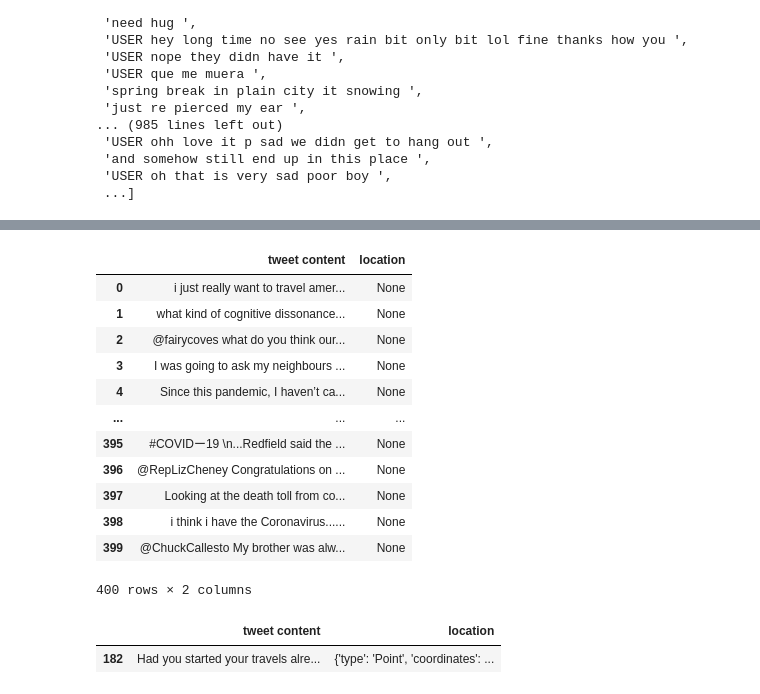
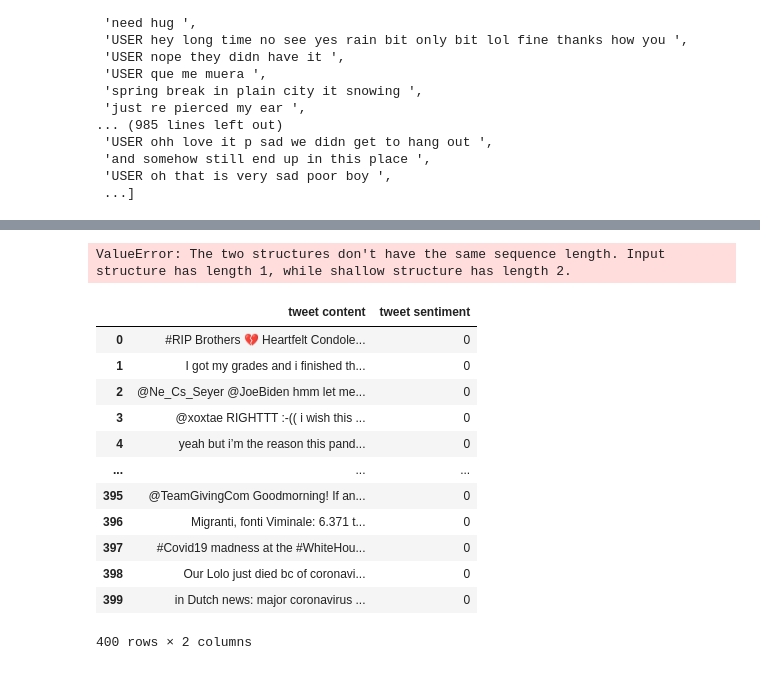
Before and after one commit to Jenelle-Truong/Sentiment-Analysis-of-Tweets, a Jupyter notebook: Twitter Data Collector.ipynb, the cells around one changed output, grey strips where cells are left out. Drawn from its saved outputs; the diff is of its cells as text; code cells hidden in the pictures.

Commit message:
collected positive and negative tweets and set up tokenizer

```diff
--- a/Twitter Data Collector.ipynb
+++ b/Twitter Data Collector.ipynb
@@ -222,3 +334,8 @@ NameError: name 'info' is not defined
+# %%
+tweet_batches = tweet_batches.shuffle(BUFFER_SIZE)
+tweet_batches = tweet_batches.padded_batch(BATCH_SIZE, padded_shapes = (OrderedDict({'sentiment': [None], 'tweet': [None]}),))
+# %% [output]
+ValueError: The two structures don't have the same sequence length. Input structure has length 1, while shallow structure has length 2.
 # %%
 """model = tf.keras.Sequential([
     tf.keras.layers.Embedding(encoder.vocab_size, 64),
@@ -240,51 +357,41 @@ api = tw.API(auth)
 # %%
 #collects negative tweets from each query to be put into a dataframe
 temp_neg = []
-temp_neg_loc = []
 neg_search_words = ":( -filter:retweets"
-date_since = "2020-03-15"
+date_since = "2020-08-15"
 list_keywords = ["pandemic", "covid19", "quarantine", "coronavirus"]
 #runs multiple search queries with one word from list_keywords in conjuction with the parameters set by search_words
 for word in list_keywords:
-    word += " "+ neg_search_words
-    tweets_returned = tw.Cursor(api.search,
+    word += " " + neg_search_words
+    neg_tweets_returned = tw.Cursor(api.search,
                    q=word,
                    lang="en",
                    since=date_since).items(100)
-    for tweet in tweets_returned:
+    for tweet in neg_tweets_returned:
         temp_neg.append(tweet.text)
-        temp_neg_loc.append(tweet.coordinates)
 
 #creates a dataframe for tweets deemed negative by Twitter API
 neg_content = pd.Series(temp_neg)
-neg_loc = pd.Series(temp_neg_loc)
-neg_tweets_df = pd.DataFrame({'tweet content': neg_content,
-                              'location': neg_loc
-                             })
+neg_tweets_df = pd.DataFrame({'tweet content': neg_content})
 
-'''label_negative = []
-for num in range(neg_tweets_df.size):
-    label_negative.append("negative")
+label_negative = []
+for num in range(neg_tweets_df.index.size):
+    label_negative.append(0)
 neg_tweets_df['tweet sentiment'] = label_negative
-neg_tweets_df.drop_duplicates(subset = 'tweet content')'''
+neg_tweets_df.drop_duplicates(subset = 'tweet content')
+
+neg_tweets_df
 # %% [output]
-|  | tweet content | location |
-| 0 | i just really want to travel amer... | None |
-| 1 | what kind of cognitive dissonance... | None |
-| 2 | @fairycoves what do you think our... | None |
-| 3 | I was going to ask my neighbours ... | None |
-| 4 | Since this pandemic, I haven’t ca... | None |
+|  | tweet content | tweet sentiment |
+| 0 | #RIP Brothers 💔 Heartfelt Condole... | 0 |
+| 1 | I got my grades and i finished th... | 0 |
+| 2 | @Ne_Cs_Seyer @JoeBiden hmm let me... | 0 |
+| 3 | @xoxtae RIGHTTT :-(( i wish this ... | 0 |
+| 4 | yeah but i’m the reason this pand... | 0 |
 | ... | ... | ... |
-| 395 | #COVIDー19 \n...Redfield said the ... | None |
-| 396 | @RepLizCheney Congratulations on ... | None |
-| 397 | Looking at the death toll from co... | None |
-| 398 | i think i have the Coronavirus...... | None |
-| 399 | @ChuckCallesto My brother was alw... | None |
+| 395 | @TeamGivingCom Goodmorning! If an... | 0 |
+| 396 | Migranti, fonti Viminale: 6.371 t... | 0 |
+| 397 | #Covid19 madness at the #WhiteHou... | 0 |
+| 398 | Our Lolo just died bc of coronavi... | 0 |
+| 399 | in Dutch news: major coronavirus ... | 0 |
 400 rows × 2 columns
-# %%
-neg_tweets_df = neg_tweets_df.replace(to_replace = "None", value = np.nan)
-neg_tweets_df = neg_tweets_df.dropna()
-neg_tweets_df
-# %% [output]
-|  | tweet content | location |
-| 182 | Had you started your travels alre... | {'type': 'Point', 'coordinates': ... |
```
Also changed, not shown: parts of 21 cells of this notebook.
